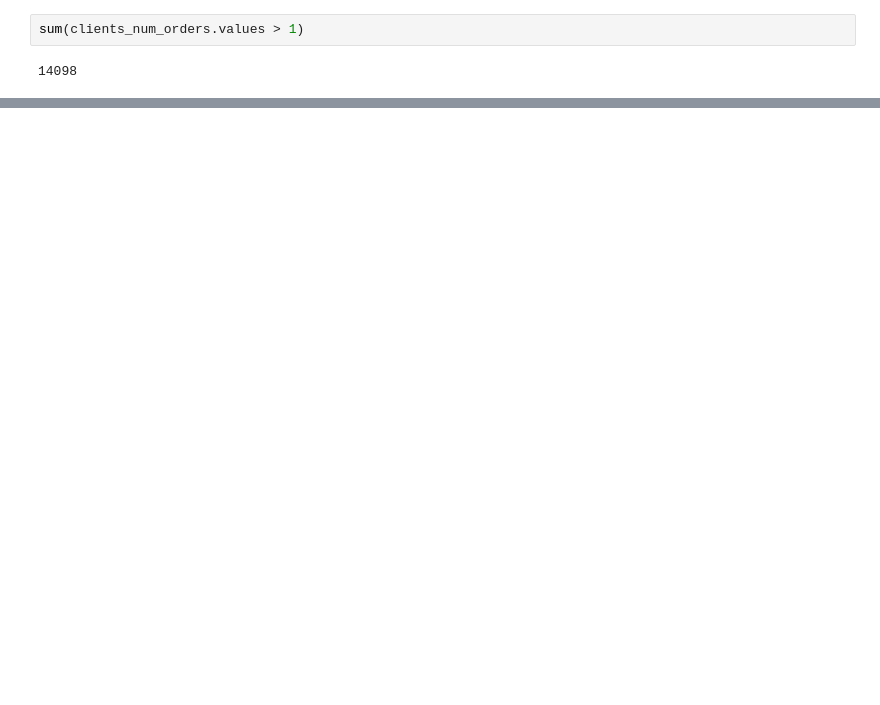
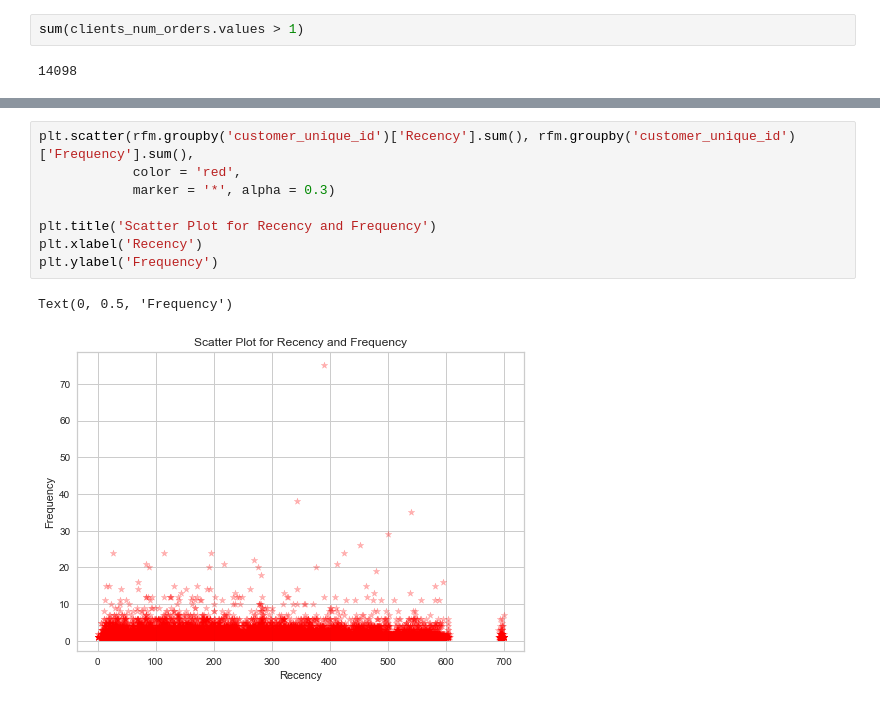
Before and after one commit to azioba/Client_Segmentation, a Jupyter notebook: Projet_5.ipynb, the cells around one changed output, grey strips where cells are left out. Saved outputs shown, nothing was run; the diff lists cells and outputs as text; blank space fills up the shorter version.

```diff
--- a/Projet_5.ipynb
+++ b/Projet_5.ipynb
@@ -602,0 +787,11 @@ sum(clients_num_orders.values > 1)
+# %%
+plt.scatter(rfm.groupby('customer_unique_id')['Recency'].sum(), rfm.groupby('customer_unique_id')['Frequency'].sum(),
+            color = 'red',
+            marker = '*', alpha = 0.3)
+
+plt.title('Scatter Plot for Recency and Frequency')
+plt.xlabel('Recency')
+plt.ylabel('Frequency')
+# %% [output]
+Text(0, 0.5, 'Frequency')
+[figure, added]
```
Also changed, not shown: parts of 30 cells of this notebook.
